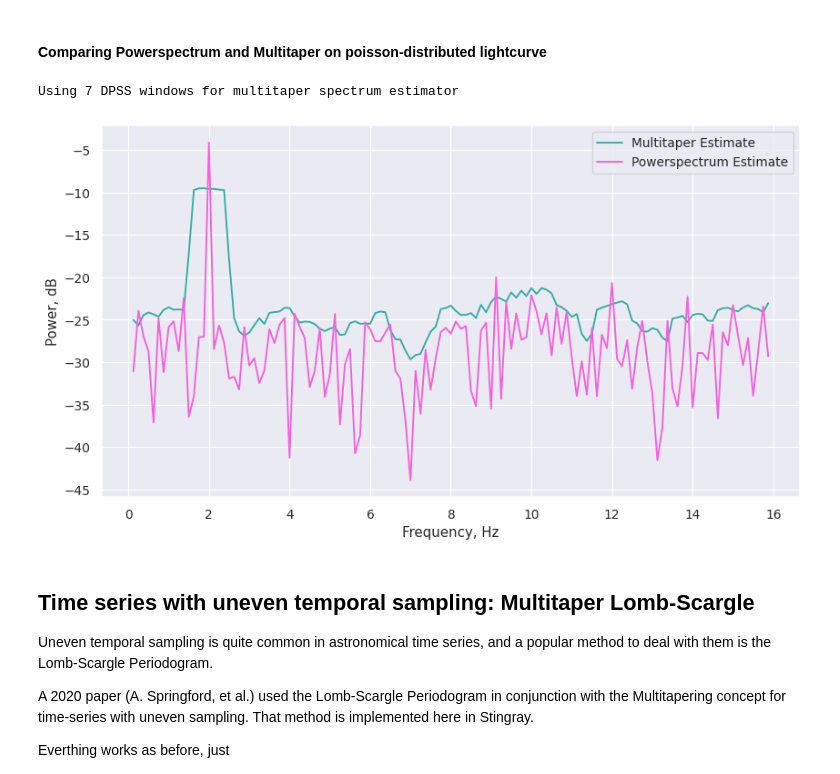
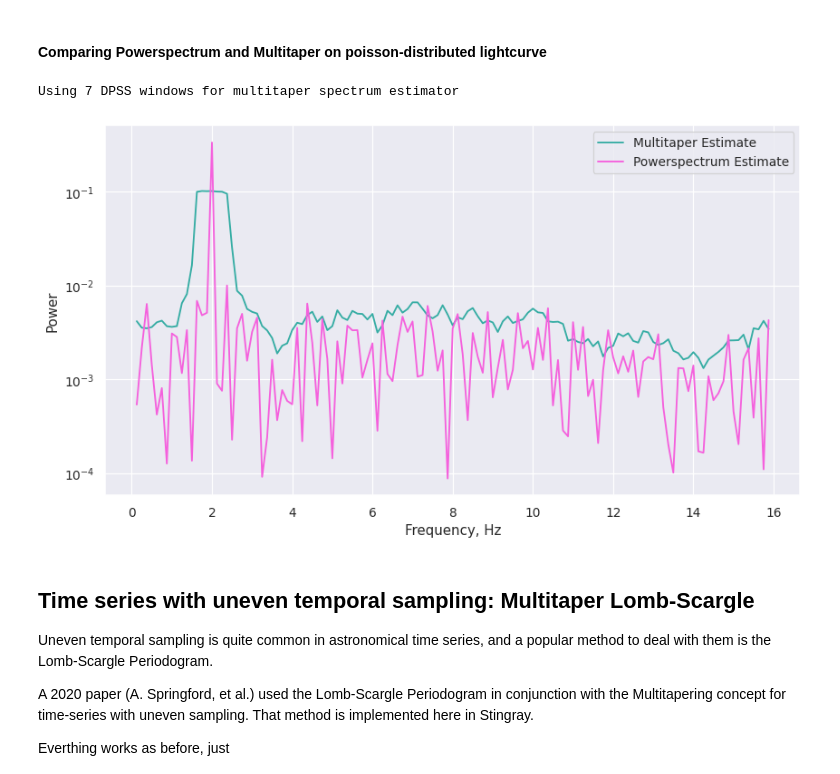
Before and after one commit to dhruv9vats/misc, a Jupyter notebook: multitaper_example.ipynb, the cells around one changed output. Saved outputs shown, nothing was run; the diff lists cells and outputs as text; code cells hidden in the pictures.

Commit message:
Update multitaper_example

```diff
--- a/multitaper_example.ipynb
+++ b/multitaper_example.ipynb
@@ -434,17 +472,18 @@ WARNING:root:Checking if light curve is sorted.
 # %%
 ps = Powerspectrum(lc_poisson)
 mtp = Multitaper(lc_poisson, adaptive=True, low_bias=True)
 
 f = plt.figure(dpi=90, figsize=[11, 6])
-plt.plot(mtp.freq, dB(mtp.power), label="Multitaper Estimate", color=palette[4])
-plt.plot(ps.freq, dB(ps.power), label="Powerspectrum Estimate", color=palette[7])
+plt.plot(mtp.freq, mtp.power, label="Multitaper Estimate", color=palette[4])
+plt.plot(ps.freq, ps.power, label="Powerspectrum Estimate", color=palette[7])
 plt.legend()
-plt.ylabel("Power, dB")
+plt.yscale("log")
+plt.ylabel("Power")
 plt.xlabel("Frequency, Hz")
 f.show()
 # %% [output]
 Using 7 DPSS windows for multitaper spectrum estimator
-[figure, old version]
+[figure, new version]
 # %% [markdown]
 ## Time series with uneven temporal sampling: Multitaper Lomb-Scargle
 
```
Also changed, not shown: parts of 40 cells of this notebook.
